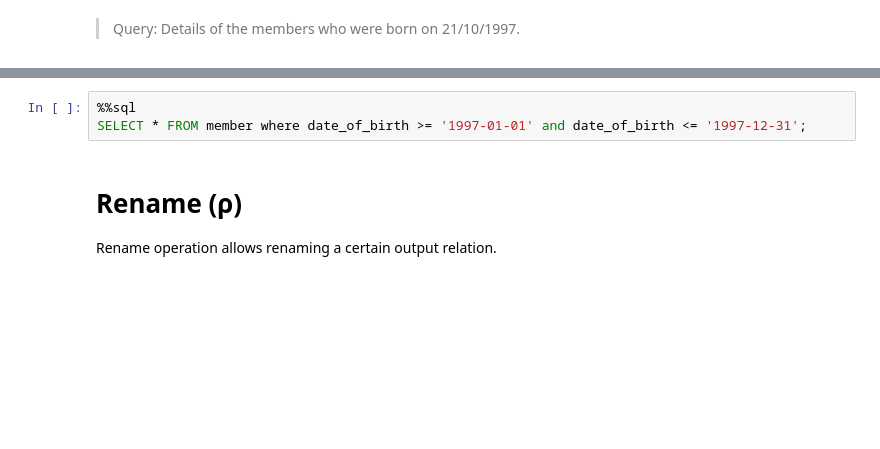
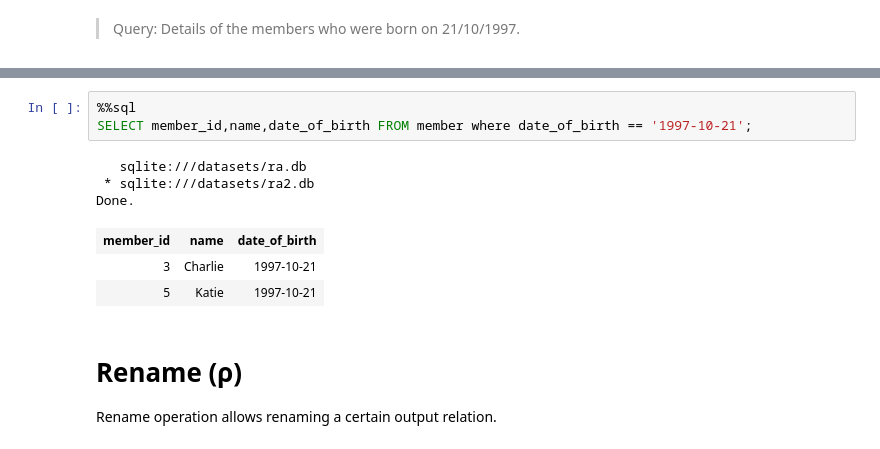
Before and after one commit to nicshub/notebooks, a Jupyter notebook: SQL2.ipynb, the cells around one changed output, grey strips where cells are left out. Cells and saved outputs as stored; diff of their text form; blank space fills up the shorter version.

```diff
--- a/SQL2.ipynb
+++ b/SQL2.ipynb
@@ -171,7 +205,14 @@ Selection is used to select the required tuples of data from a relation. During
 ![](https://miro.medium.com/max/1400/1*l9gUlavI2J5AtNKuJzgrUg.png)
 # %%
 %%sql
-SELECT * FROM member where date_of_birth >= '1997-01-01' and date_of_birth <= '1997-12-31';
+SELECT member_id,name,date_of_birth FROM member where date_of_birth == '1997-10-21';
+# %% [output]
+   sqlite:///datasets/ra.db
+ * sqlite:///datasets/ra2.db
+Done.
+| member_id | name | date_of_birth |
+| 3 | Charlie | 1997-10-21 |
+| 5 | Katie | 1997-10-21 |
 # %% [markdown]
 # Rename (ρ)
 Rename operation allows renaming a certain output relation.
```
Also changed, not shown: parts of 29 cells of this notebook, 14 other files.
